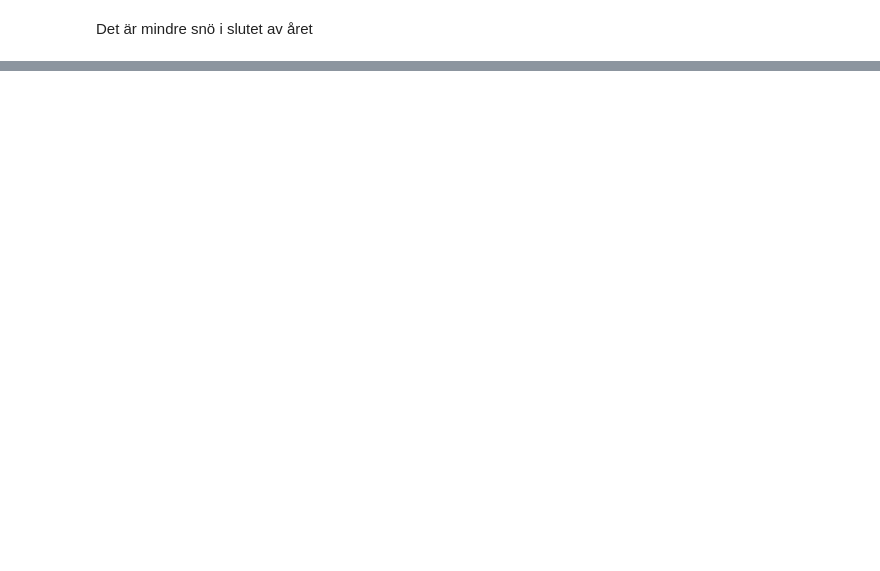
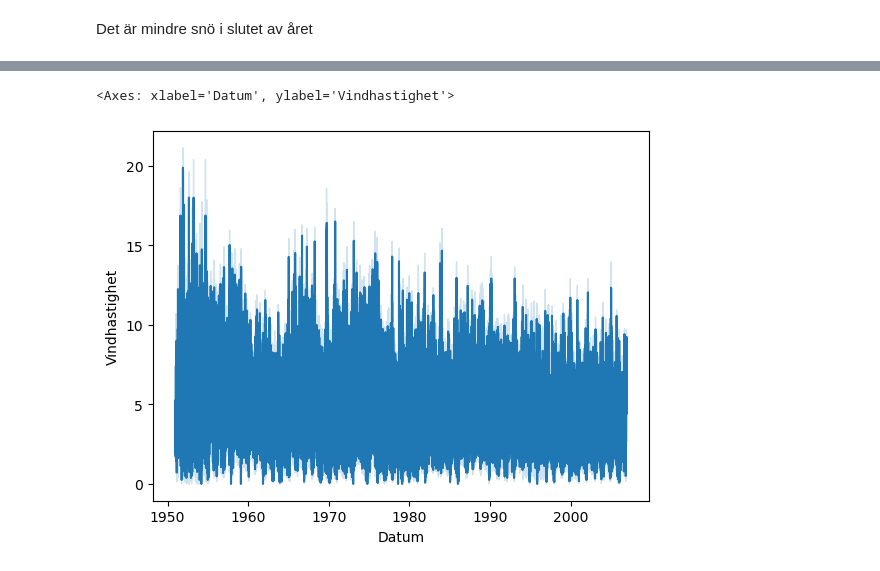
Before and after one commit to msteele919/projectwork, a Jupyter notebook: Kristoffer/plotting.ipynb, the cells around one changed output, grey strips where cells are left out. Drawn from its saved outputs; the diff is of its cells as text; code cells hidden in the pictures; blank space fills up the shorter version.

```diff
--- a/Kristoffer/plotting.ipynb
+++ b/Kristoffer/plotting.ipynb
@@ -262,0 +302,5 @@ Det är mindre snö i slutet av året
+# %%
+sns.lineplot(data= windysave, x= 'Datum', y = 'Vindhastighet')
+# %% [output]
+<Axes: xlabel='Datum', ylabel='Vindhastighet'>
+[figure, added]
```
Also changed, not shown: parts of 16 cells of this notebook.
